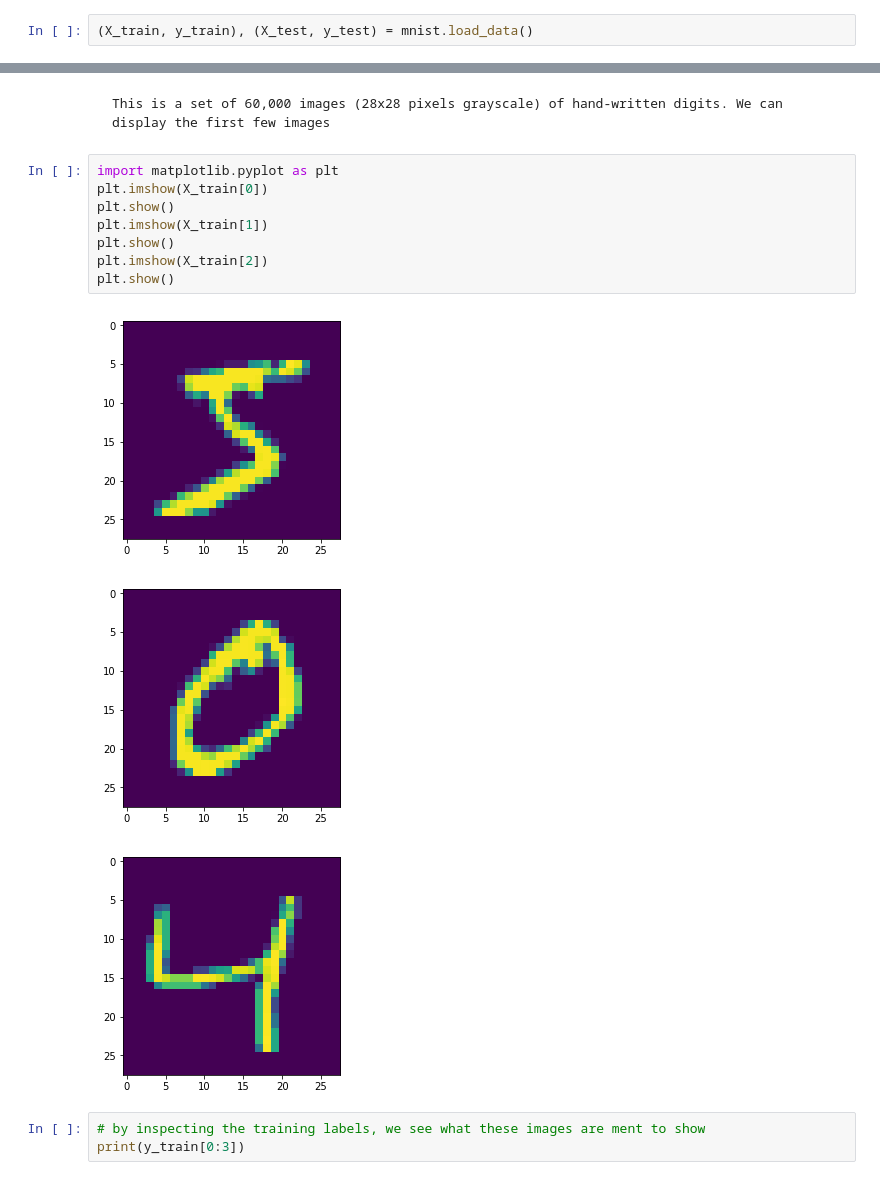
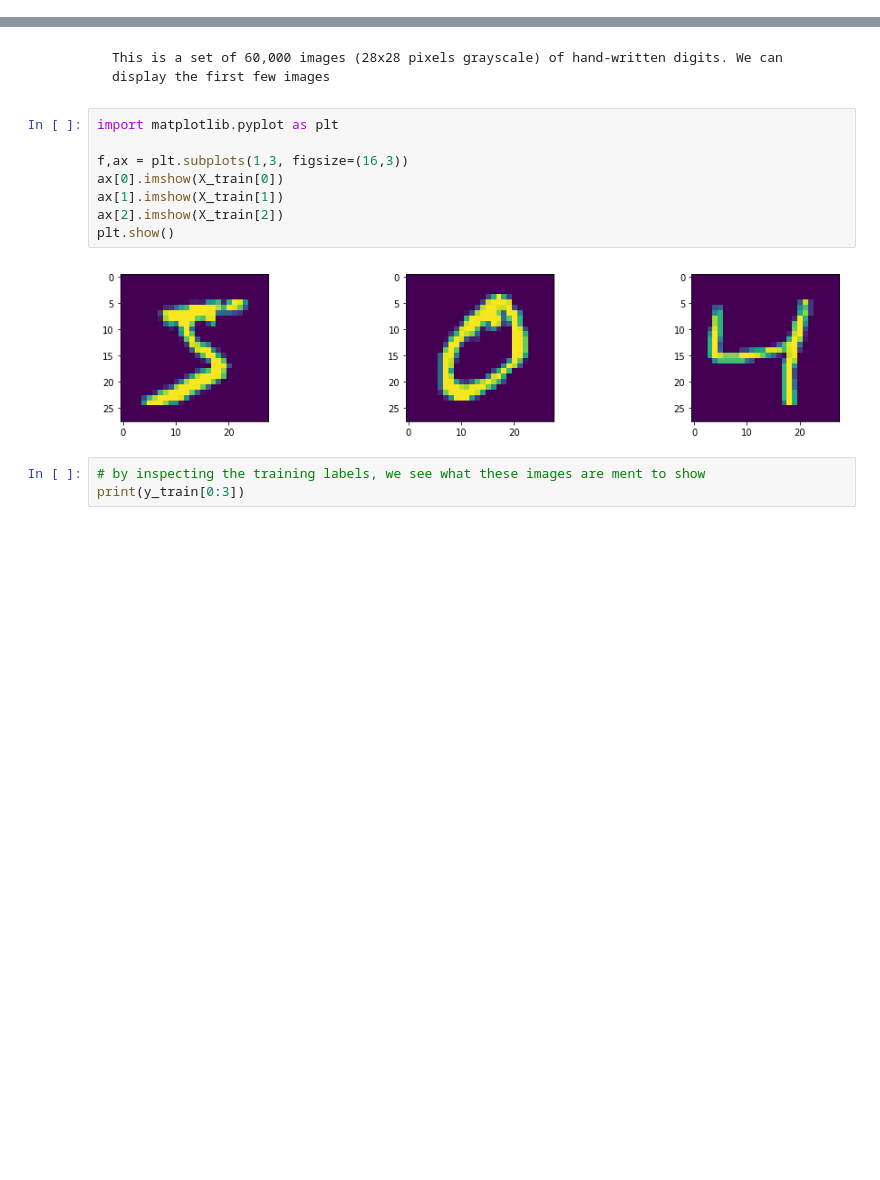
Before and after one commit to sintefmath/GeiloWinterSchool2018, a Jupyter notebook: course_material/Aritifial_Neural_Network.ipynb, the cells around one changed output, grey strips where cells are left out. Cells and saved outputs as stored; diff of their text form; blank space fills up the shorter version.

```diff
--- a/course_material/Aritifial_Neural_Network.ipynb
+++ b/course_material/Aritifial_Neural_Network.ipynb
@@ -264,2 +119,0 @@ def randInitializeWeights(L_in, L_out):
-# %%
-(X_train, y_train), (X_test, y_test) = mnist.load_data()
@@ -340,16 +135,14 @@ print(X_test.shape)
     This is a set of 60,000 images (28x28 pixels grayscale) of hand-written digits. We can display the first few images
 # %%
 import matplotlib.pyplot as plt
-plt.imshow(X_train[0])
+
+f,ax = plt.subplots(1,3, figsize=(16,3))
+ax[0].imshow(X_train[0])
+ax[1].imshow(X_train[1])
+ax[2].imshow(X_train[2])
 plt.show()
-plt.imshow(X_train[1])
-plt.show()
-plt.imshow(X_train[2])
-plt.show()
 # %% [output]
-[figure, old version]
+[figure, new version]
-[figure, removed]
-[figure, removed]
 # %%
 # by inspecting the training labels, we see what these images are ment to show
 print(y_train[0:3])
```
Also changed, not shown: parts of 49 cells of this notebook.
